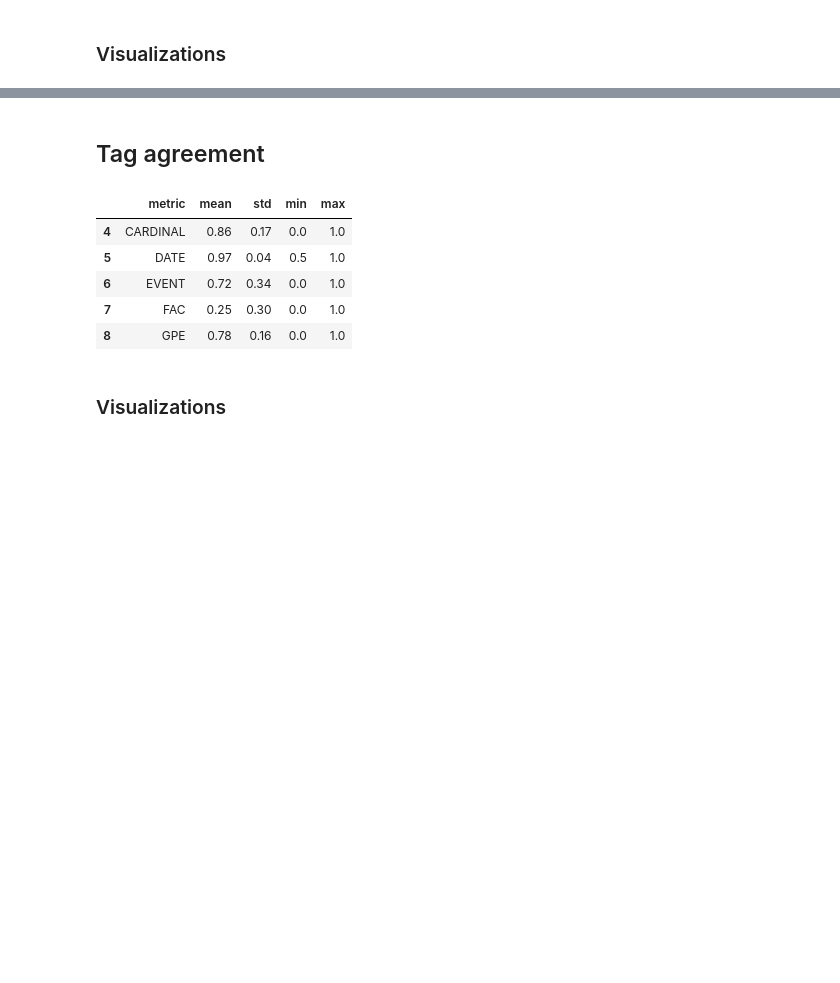
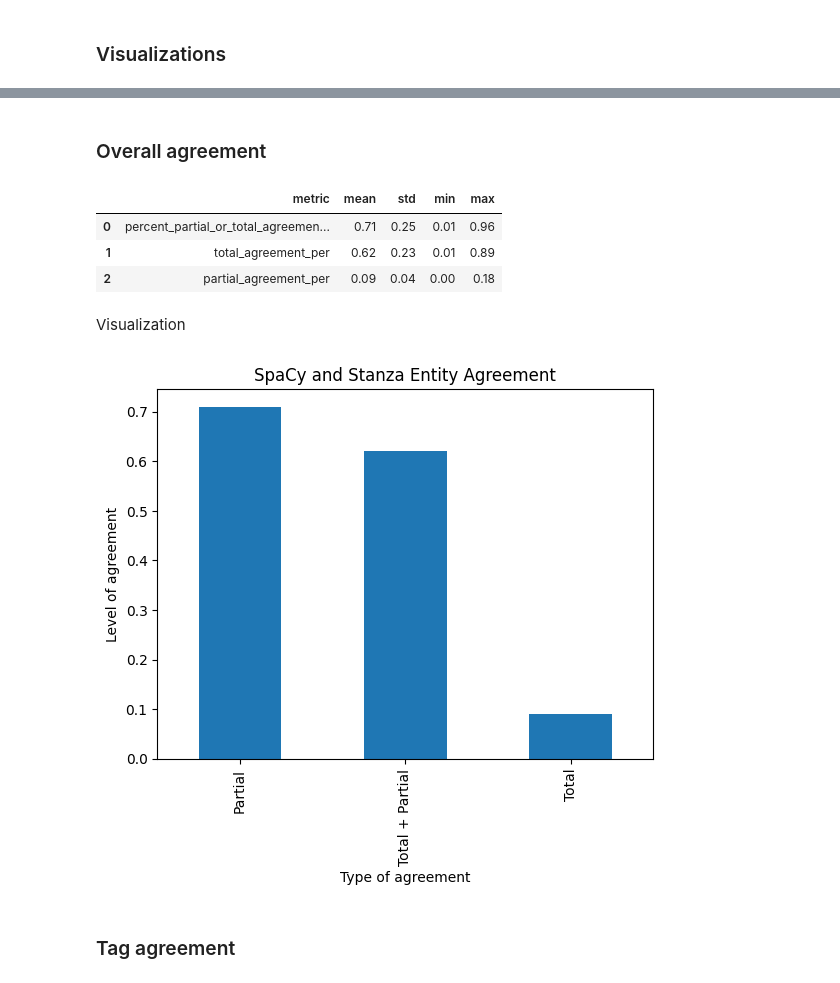
Before and after one commit to alberto-lorente/stir-fried-data, a Jupyter notebook: Part 2 - SpaCy and Stanza performance for NER/2.2 NER - analysis by entity type/NER_Results_Analysis.ipynb, the cells around one changed output, grey strips where cells are left out. Cells and saved outputs as stored; diff of their text form; code cells hidden in the pictures; blank space fills up the shorter version.

```diff
--- a/Part 2 - SpaCy and Stanza performance for NER/2.2 NER - analysis by entity type/NER_Results_Analysis.ipynb
+++ b/Part 2 - SpaCy and Stanza performance for NER/2.2 NER - analysis by entity type/NER_Results_Analysis.ipynb
@@ -104,0 +108,24 @@ import seaborn as sns
+# %%
+# getting aggregate results for the ner entities regardless of category
+agg_results = []
+
+for col in list(df_results.columns)[2:]:
+
+    data = df_results[col].astype(float) #change dtype to float
+    mean = round(np.mean(data), 2)
+    std = round(np.std(data), 2)
+    min = round(np.min(data), 2)
+    max = round(np.max(data), 2)
+
+    # print(f"METRICS FOR :{col}")
+    # print(f"Mean:{mean}")
+    # print(f"Std:{std}")
+    # print(f"Min:{min}")
+    # print(f"Max:{max}")
+
+    dict_data = {"metric":col,
+                 "mean": mean,
+                 "std": std,
+                 "min": min,
+                 "max": max}
+    agg_results.append(dict_data)
@@ -105,3 +155,27 @@ import seaborn as sns
+# %% [markdown]
+### Overall agreement
+# %%
+df_agg_overall = df_agg[(~df_agg["metric"].isin(tags)) & (df_agg["metric"] != "total_ner_aggregate")]
+# %%
+df_agg_overall.head()
+# regardless of category, both packages fully agree 62% of the time
+# and partially agree 71% of the time
+# %% [output]
+|  | metric | mean | std | min | max |
+| 0 | percent_partial_or_total_agreemen... | 0.71 | 0.25 | 0.01 | 0.96 |
+| 1 | total_agreement_per | 0.62 | 0.23 | 0.01 | 0.89 |
+| 2 | partial_agreement_per | 0.09 | 0.04 | 0.00 | 0.18 |
+# %% [markdown]
+Visualization
+# %%
+df_agg_overall["mean"].plot(kind="bar")
+plt.title("SpaCy and Stanza Entity Agreement")
+plt.xticks(ticks=range(3), labels=["Partial", "Total + Partial", "Total"])
+plt.xlabel("Type of agreement")
+plt.ylabel("Level of agreement")
+plt.show()
+# %% [output]
+[figure, added]
 # %% [markdown]
-## Tag agreement
+### Tag agreement
 # %%
@@ -109,11 +182,0 @@ df_agg_tags = df_agg[df_agg["metric"].isin(tags)]
-# %%
-df_agg_tags.head()
-# %% [output]
-|  | metric | mean | std | min | max |
-| 4 | CARDINAL | 0.86 | 0.17 | 0.0 | 1.0 |
-| 5 | DATE | 0.97 | 0.04 | 0.5 | 1.0 |
-| 6 | EVENT | 0.72 | 0.34 | 0.0 | 1.0 |
-| 7 | FAC | 0.25 | 0.30 | 0.0 | 1.0 |
-| 8 | GPE | 0.78 | 0.16 | 0.0 | 1.0 |
-# %% [markdown]
-### Visualizations
```
Also changed, not shown: parts of 27 cells of this notebook.
